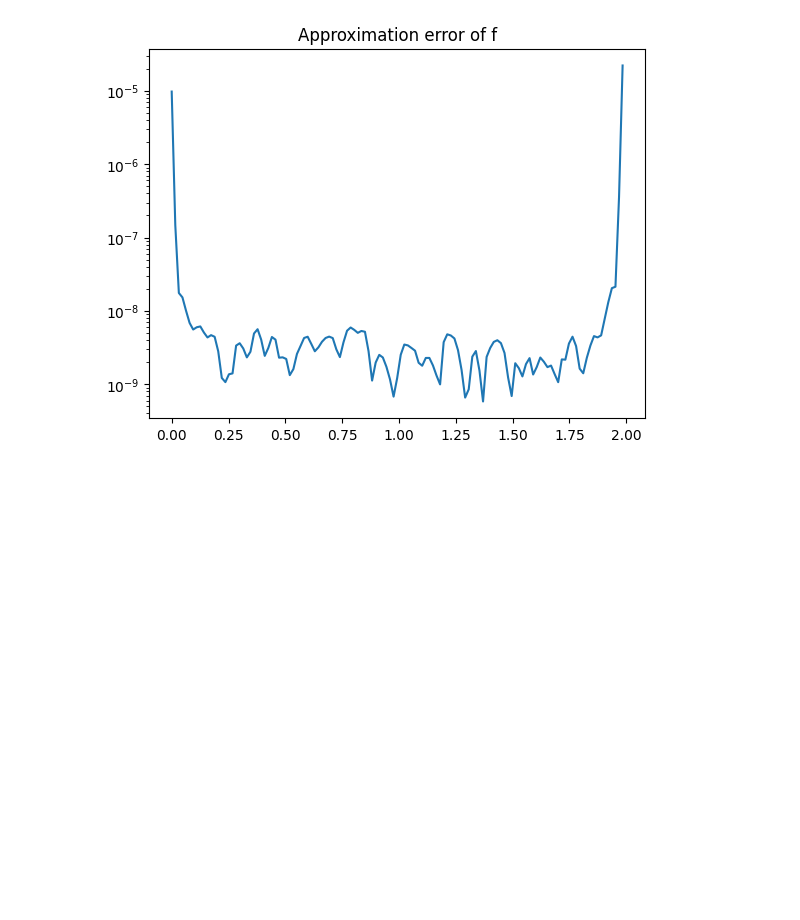
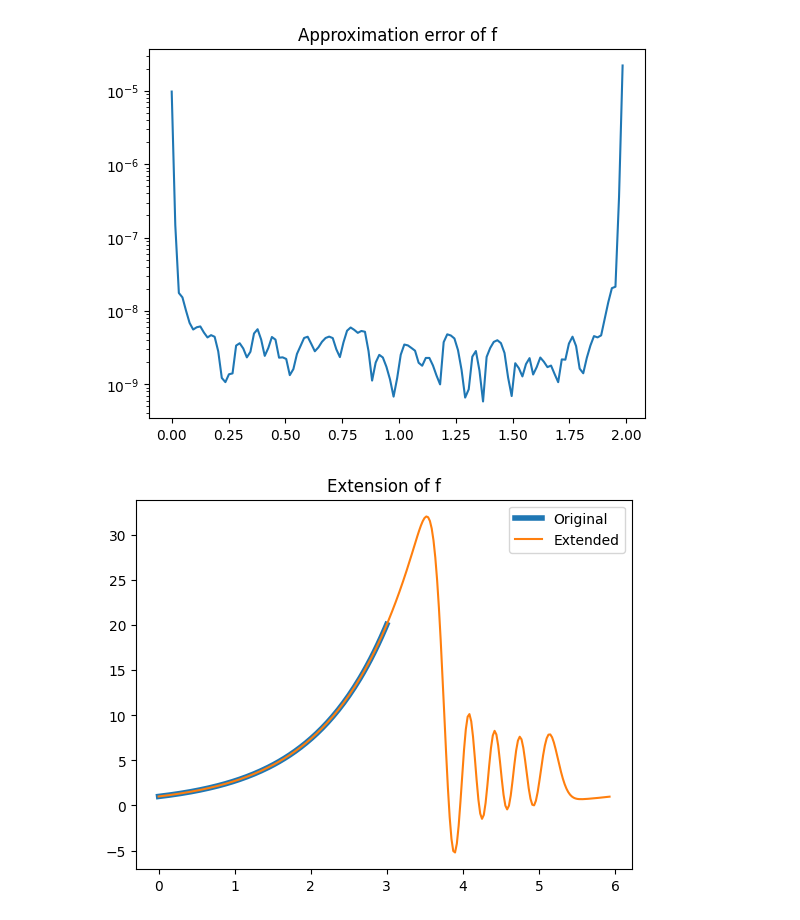
Before and after one commit to KunkelAlexander/fdm-hybrid-scheme, a Jupyter notebook: demonstration/ComplexFourierContinuation.ipynb, the cells around one changed output. Drawn from its saved outputs; the diff is of its cells as text; code cells hidden in the pictures; blank space fills up the shorter version.

```diff
--- a/demonstration/ComplexFourierContinuation.ipynb
+++ b/demonstration/ComplexFourierContinuation.ipynb
@@ -777,3 +777,41 @@ fext.plotApproximationErorr(x[:-1], forg[:Nfull-1], frec[:Nfull-1])
 [figure]
 [figure]
 [figure]
+# %%
+def func(x):
+    return np.exp(x) + 1j * np.exp(x)
+
+#Start with f on arbitrary domain with even number of points
+Nfull = 128
+x = np.linspace(0, 3, Nfull)
+f = func(x)
+
+def getExtendedFunction(f, x, NNcollRatio = 0.5, cutoff = 1e-14, maxiter = 3):
+    Nfull = len(x)
+    Ncoll = int((len(x))/2) #x = 0 and 31 points in each direction
+    N     = int(Ncoll * NNcollRatio)
+    theta = np.pi
+    chi   = theta/2
+
+    fext = FourierExtension( N, Ncoll, theta, chi, cutoff = cutoff)
+
+    xscale, shift, slope = fext.rescaleToPhysical(x[:-1], getSlope=True)
+    dx                   = xscale[1] - xscale[0]
+    xint                 = np.pad(xscale, (0, Nfull), mode="linear_ramp", end_values=(0, xscale[-1] + Nfull * dx))
+    xext                 = (xint + shift)/slope
+    frec, fhat           = fext.computeExtension(f[:-1], (len(x)-2)*2, maxiter=maxiter)
+    frec                 = np.roll(frec, Ncoll - 1)
+
+
+    frec[:Nfull-1] = f[:-1]
+    return xext, frec
+
+xext, fext = getExtendedFunction(f, x)
+
+plt.title("Extension of f")
+plt.plot(x, f, lw = 4, label="Original")
+plt.plot(xext[:-3], fext, label="Extended")
+plt.legend()
+plt.show()
+# %% [output]
+[figure, added]
```
Also changed, not shown: parts of 4 cells of this notebook, 6 other files.
